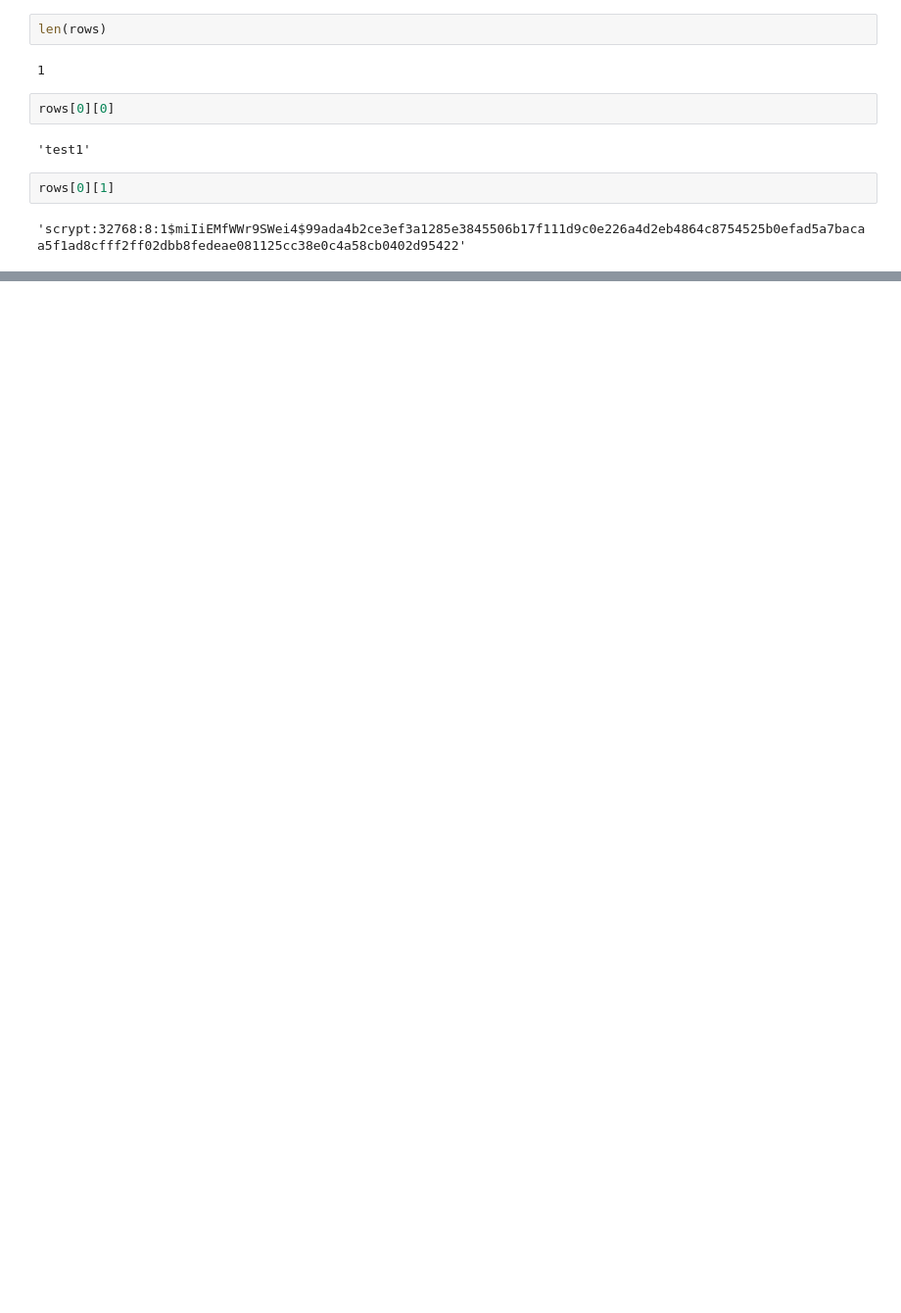
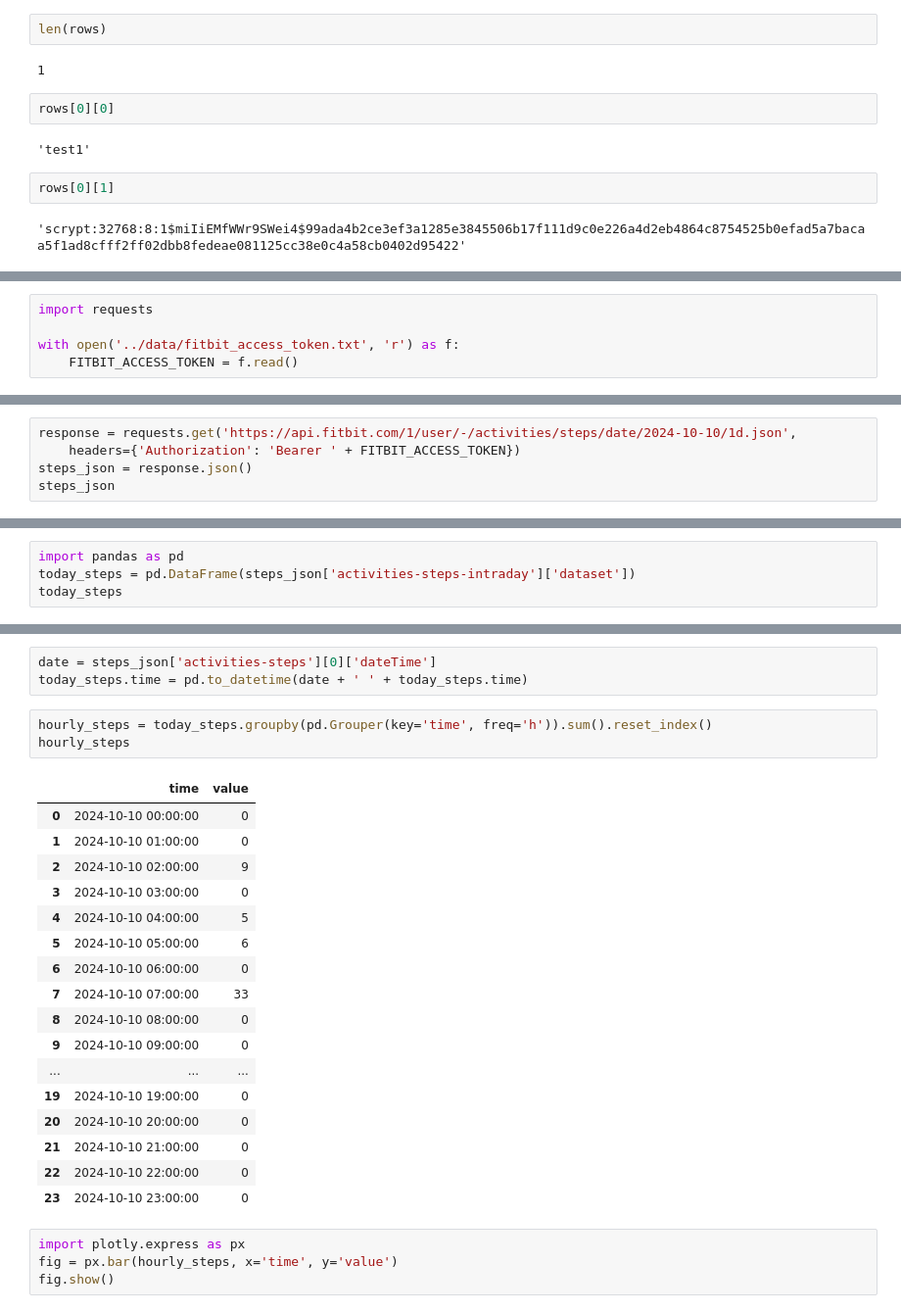
Before and after one commit to claudia-liauw/health-app, a Jupyter notebook: notebooks/2_app.ipynb, the cells around one changed output, grey strips where cells are left out. Shown: that part at 98% size. Saved outputs shown, nothing was run; the diff lists cells and outputs as text; blank space fills up the shorter version.

Commit message:
retrieve today steps data via fitbit api

```diff
--- a/notebooks/2_app.ipynb
+++ b/notebooks/2_app.ipynb
@@ -122,0 +129,5 @@ rows[0][1]
+# %%
+import requests
+
+with open('../data/fitbit_access_token.txt', 'r') as f:
+    FITBIT_ACCESS_TOKEN = f.read()
@@ -122,0 +136,5 @@ rows[0][1]
+# %%
+response = requests.get('https://api.fitbit.com/1/user/-/activities/steps/date/2024-10-10/1d.json',
+    headers={'Authorization': 'Bearer ' + FITBIT_ACCESS_TOKEN})
+steps_json = response.json()
+steps_json
@@ -122,0 +163,4 @@ rows[0][1]
+# %%
+import pandas as pd
+today_steps = pd.DataFrame(steps_json['activities-steps-intraday']['dataset'])
+today_steps
@@ -122,0 +181,28 @@ rows[0][1]
+# %%
+date = steps_json['activities-steps'][0]['dateTime']
+today_steps.time = pd.to_datetime(date + ' ' + today_steps.time)
+# %%
+hourly_steps = today_steps.groupby(pd.Grouper(key='time', freq='h')).sum().reset_index()
+hourly_steps
+# %% [output]
+|  | time | value |
+| 0 | 2024-10-10 00:00:00 | 0 |
+| 1 | 2024-10-10 01:00:00 | 0 |
+| 2 | 2024-10-10 02:00:00 | 9 |
+| 3 | 2024-10-10 03:00:00 | 0 |
+| 4 | 2024-10-10 04:00:00 | 5 |
+| 5 | 2024-10-10 05:00:00 | 6 |
+| 6 | 2024-10-10 06:00:00 | 0 |
+| 7 | 2024-10-10 07:00:00 | 33 |
+| 8 | 2024-10-10 08:00:00 | 0 |
+| 9 | 2024-10-10 09:00:00 | 0 |
+| ... | ... | ... |
+| 19 | 2024-10-10 19:00:00 | 0 |
+| 20 | 2024-10-10 20:00:00 | 0 |
+| 21 | 2024-10-10 21:00:00 | 0 |
+| 22 | 2024-10-10 22:00:00 | 0 |
+| 23 | 2024-10-10 23:00:00 | 0 |
+# %%
+import plotly.express as px
+fig = px.bar(hourly_steps, x='time', y='value')
+fig.show()
```
Also changed, not shown: parts of 12 cells of this notebook, 1 other file.
